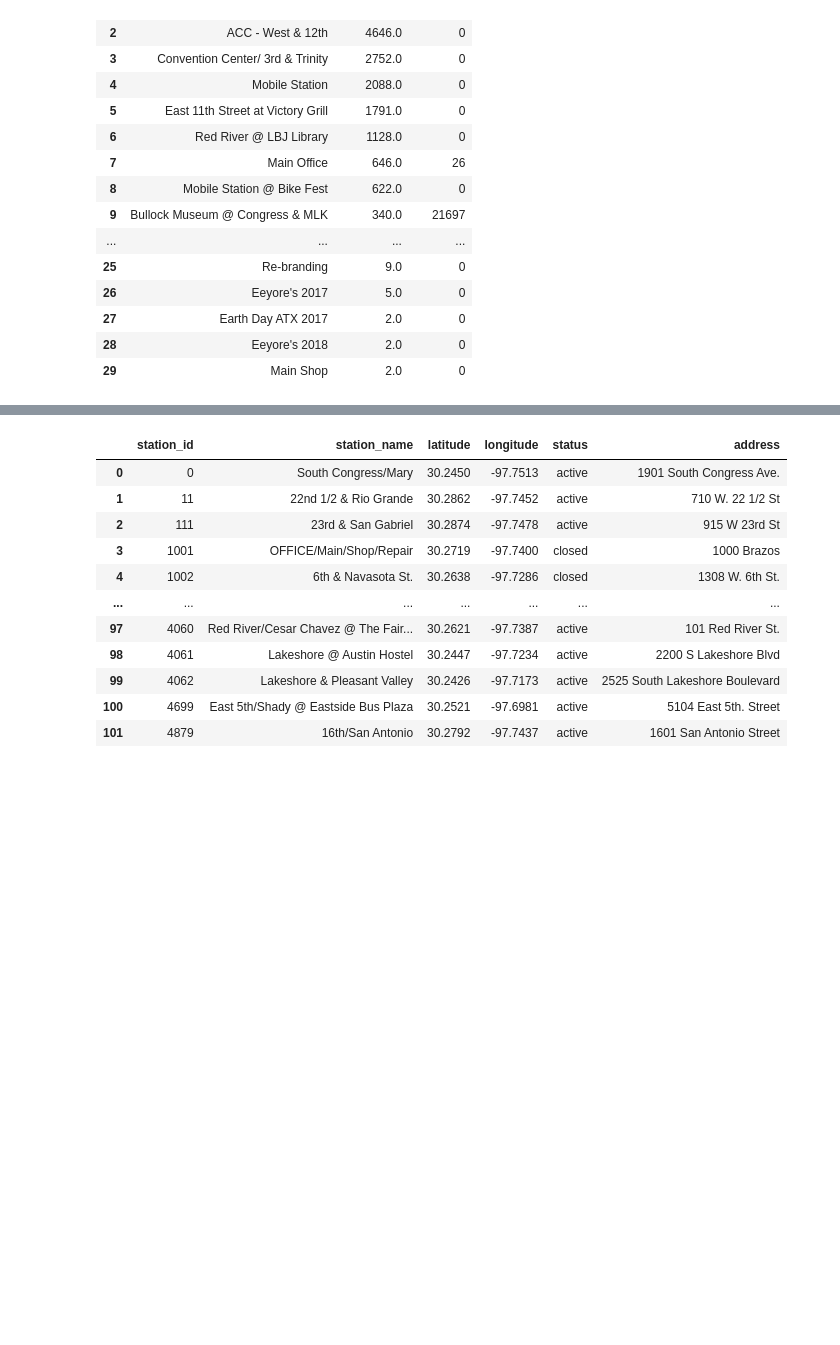
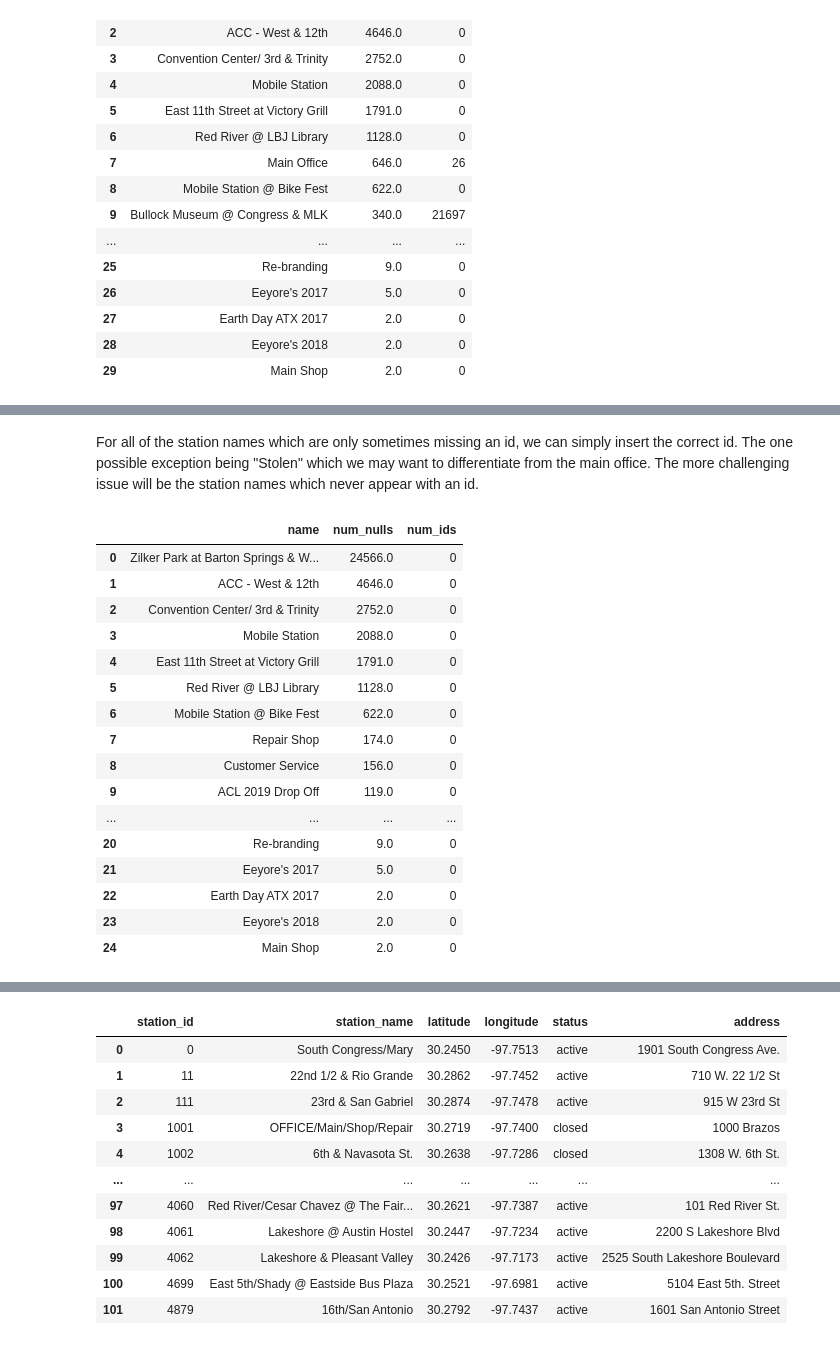
Before and after one commit to MQuigley2/bikeshare, a Jupyter notebook: bikeshare_initial_data_exploration.ipynb, the cells around one changed output, grey strips where cells are left out. Cells and saved outputs as stored; diff of their text form; code cells hidden in the pictures; blank space fills up the shorter version.

```diff
--- a/bikeshare_initial_data_exploration.ipynb
+++ b/bikeshare_initial_data_exploration.ipynb
@@ -581,0 +528,30 @@ ProgrammingError: (mysql.connector.errors.ProgrammingError) 1054 (42S22): Unknow
+# %% [markdown]
+For all of the station names which are only sometimes missing an id, we can simply insert the correct id. The one possible exception being "Stolen" which we may want to differentiate from the main office. The more challenging issue will be the station names which never appear with an id.
+# %%
+exec_query("""
+    SELECT
+        name,
+        SUM(ISNULL(id)) AS num_nulls,
+        COUNT(id) AS num_ids
+    FROM name_id_pairs
+    GROUP BY name
+    HAVING num_nulls>0 AND num_ids=0
+    ORDER BY num_nulls DESC;""")
+# %% [output]
+|  | name | num_nulls | num_ids |
+| 0 | Zilker Park at Barton Springs & W... | 24566.0 | 0 |
+| 1 | ACC - West & 12th | 4646.0 | 0 |
+| 2 | Convention Center/ 3rd & Trinity | 2752.0 | 0 |
+| 3 | Mobile Station | 2088.0 | 0 |
+| 4 | East 11th Street at Victory Grill | 1791.0 | 0 |
+| 5 | Red River @ LBJ Library | 1128.0 | 0 |
+| 6 | Mobile Station @ Bike Fest | 622.0 | 0 |
+| 7 | Repair Shop | 174.0 | 0 |
+| 8 | Customer Service | 156.0 | 0 |
+| 9 | ACL 2019 Drop Off | 119.0 | 0 |
+| ... | ... | ... | ... |
+| 20 | Re-branding | 9.0 | 0 |
+| 21 | Eeyore's 2017 | 5.0 | 0 |
+| 22 | Earth Day ATX 2017 | 2.0 | 0 |
+| 23 | Eeyore's 2018 | 2.0 | 0 |
+| 24 | Main Shop | 2.0 | 0 |
```
Also changed, not shown: parts of 63 cells of this notebook, 1 other file.
